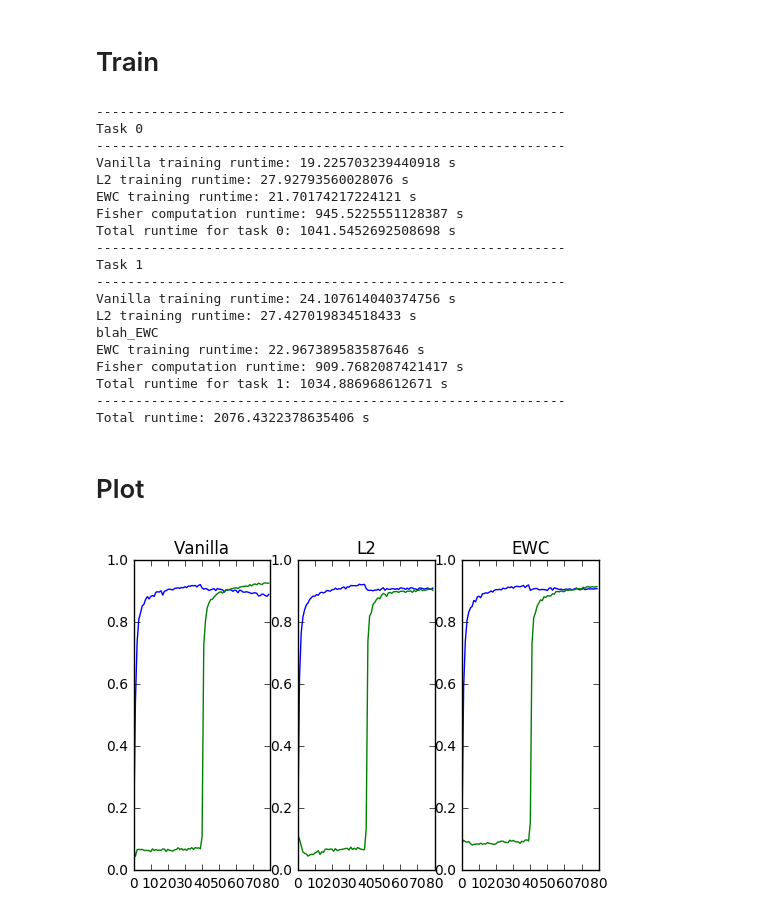
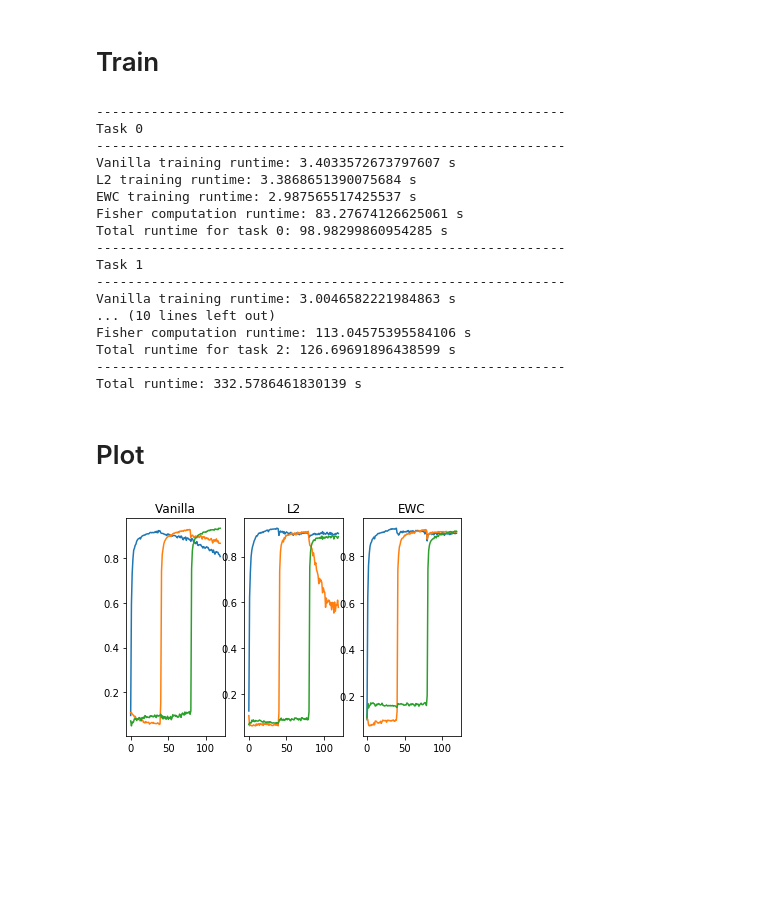
Before and after one commit to hjjimmykim/jormungand, a Jupyter notebook: main_tf.ipynb, the cells around one changed output. Cells and saved outputs as stored; diff of their text form; code cells hidden in the pictures; blank space fills up the shorter version.

```diff
--- a/main_tf.ipynb
+++ b/main_tf.ipynb
@@ -32,7 +32,7 @@ num_seed = 1
 tf.set_random_seed(num_seed)
 
 # Training
-N_task = 2       # Number of tasks
+N_task = 3       # Number of tasks
 N_it = 800       # Number of iterations
 batch_size = 100 # Number of samples in each minibatch
 
@@ -47,6 +47,7 @@ sample_size_Fish = 200 # Number of samples to use to estimate Fisher Info.
 # Miscellaneous
 ep_rec = 20            # Record test accuracy every ep_rec iterations
 ep_time = int(N_it/1) # Display time every ep_time iterations
+save_plots = False
 # %% [markdown]
 # Load data
 # %%
@@ -118,11 +119,17 @@ for i in range(N_task):
 
 time_start = time.time()
 time_p1 = time.time()
+break_signal = False
 print('------------------------------------------------------------')
 for i in range(N_task):
 
     print('Task ' + str(i))
     print('------------------------------------------------------------')
+
+    #if i==4:
+    #    print('blahblah')
+    #    break;
+
     # Vanilla
     test_acc_list = train(sess,model,datasets[i],datasets,inputs,outputs,N_it,batch_size,0,0,ep_rec,ep_time)
     # L2
@@ -130,15 +137,36 @@ for i in range(N_task):
     # EWC
     test_acc_list_EWC = train(sess,model_EWC,datasets[i],datasets,inputs,outputs,N_it,batch_size,2,lambda_EWC,ep_rec,ep_time)
 
+    for var in tf.trainable_variables():
+        blah = var.eval().sum()
+        if blah != blah:
+            print('nan parameters')
+            break_signal=True
+    if break_signal:
+        print('Error-----------------------------------------------------')
+        print(model_EWC.Fisher)
+        break;
+
     # Save parameters
     model_L2.save_parameters()
     model_EWC.save_parameters()
+
+
 
     time_F1 = time.time()
     # Compute Fisher Info.
     model_EWC.compute_Fisher(datasets[i].validation.images,sess,sample_size_Fish)
     time_F2 = time.time()
     print('Fisher computation runtime: ' + str(time_F2-time_F1) + ' s')
+
+
+
+    for F in model_EWC.Fisher:
+        blah = F.sum()
+        if blah != blah:
+            print('nan fisher')
+            break_signal = True
+
 
     # Record test accuracies
     for j in range(N_task):
@@ -157,41 +185,40 @@ print('Total runtime: ' + str(time_finish-time_start) + ' s')
 ------------------------------------------------------------
 Task 0
 ------------------------------------------------------------
-Vanilla training runtime: 19.225703239440918 s
-L2 training runtime: 27.92793560028076 s
-EWC training runtime: 21.70174217224121 s
-Fisher computation runtime: 945.5225551128387 s
-Total runtime for task 0: 1041.5452692508698 s
+Vanilla training runtime: 3.4033572673797607 s
+L2 training runtime: 3.3868651390075684 s
+EWC training runtime: 2.987565517425537 s
+Fisher computation runtime: 83.27674126625061 s
+Total runtime for task 0: 98.98299860954285 s
 ------------------------------------------------------------
 Task 1
 ------------------------------------------------------------
-Vanilla training runtime: 24.107614040374756 s
-L2 training runtime: 27.427019834518433 s
-blah_EWC
-EWC training runtime: 22.967389583587646 s
-Fisher computation runtime: 909.7682087421417 s
-Total runtime for task 1: 1034.886968612671 s
+Vanilla training runtime: 3.0046582221984863 s
+... (10 lines left out)
+Fisher computation runtime: 113.04575395584106 s
+Total runtime for task 2: 126.69691896438599 s
 ------------------------------------------------------------
-Total runtime: 2076.4322378635406 s
+Total runtime: 332.5786461830139 s
 # %% [markdown]
 # Plot
 # %%
 plt.figure()
 
 plt.subplot(1,3,1)
 plt.title('Vanilla')
 plt.subplot(1,3,2)
 plt.title('L2')
 plt.subplot(1,3,3)
 plt.title('EWC')
 for i in range(N_task):
     plt.subplot(1,3,1)
     plt.plot(test_acc_lists[i],label='Task ' + str(i))
     plt.subplot(1,3,2)
     plt.plot(test_acc_lists_L2[i],label='Task ' + str(i))
     plt.subplot(1,3,3)
     plt.plot(test_acc_lists_EWC[i],label='Task ' + str(i))
-
+if save_plots:
+    plt.savefig('lr=0.01_N_task='+str(N_task)+'_lamb_L2='+str(lambda_L2)+'_lamb_EWC='+str(lambda_EWC)+'_seed='+str(num_seed)+'.png')
 plt.show()
 # %% [output]
-[figure, old version]
+[figure, new version]
```
Also changed, not shown: parts of 9 cells of this notebook, 28 other files.
